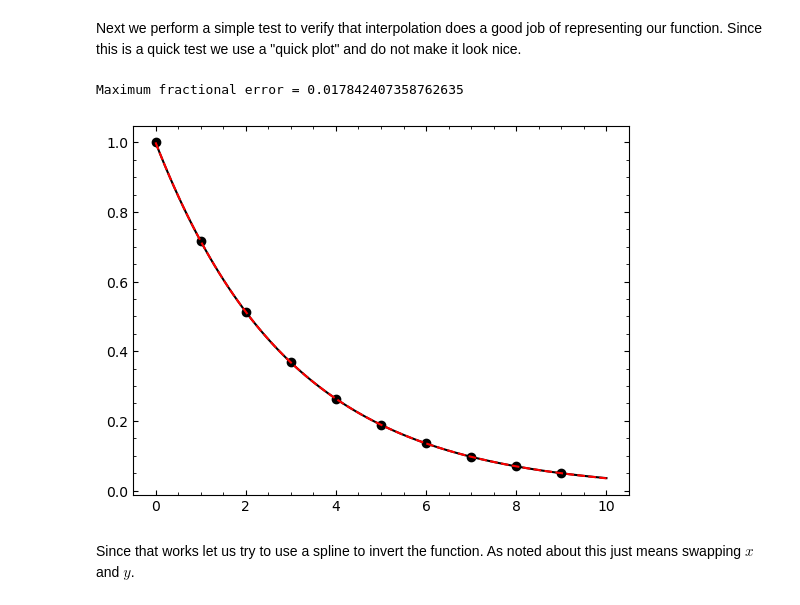
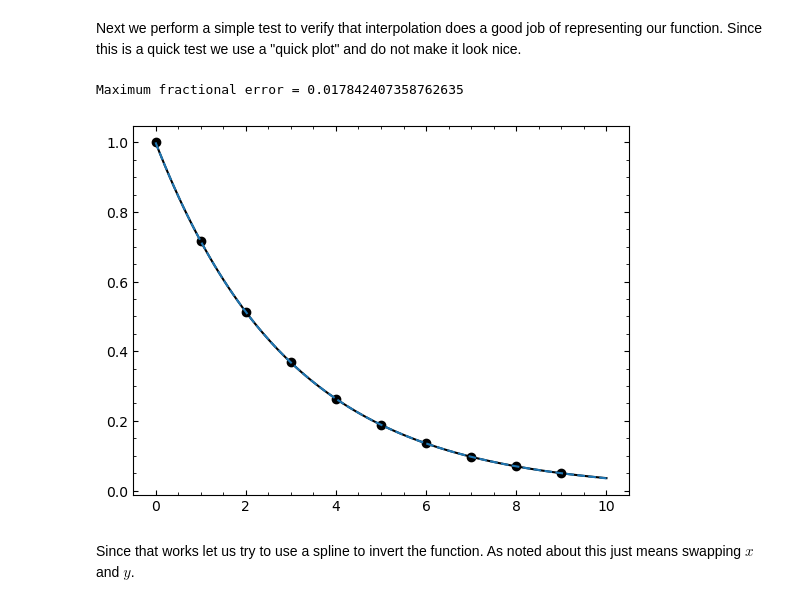
Before and after one commit to cwru-phys-250/p250-spring-2025, a Jupyter notebook: examples/Interpolation.ipynb, the cells around one changed output. Cells and saved outputs as stored; diff of their text form; code cells hidden in the pictures.

```diff
--- a/examples/Interpolation.ipynb
+++ b/examples/Interpolation.ipynb
@@ -250,16 +243,16 @@ Next we perform a simple test to verify that interpolation does a good job of re
 # %%
 x = np.arange(10.)
 y = f(x)
 yspline = interp.make_interp_spline(x, y)
 xx = np.linspace(0, 10, 100)
 ytrue = f(xx)
 plt.plot(x, y, 'ko')
 plt.plot(xx, ytrue, 'k-')
-plt.plot(xx, yspline(xx), 'r--')
+plt.plot(xx, yspline(xx), '--')
 print("Maximum fractional error =", np.abs(1 - yspline(xx) / ytrue).max())
 # %% [output]
 Maximum fractional error = 0.017842407358762635
-[figure, old version]
+[figure, new version]
 # %% [markdown]
 Since that works let us try to use a spline to invert the function. As noted about this just means swapping $x$ and $y$.
 # %%
```
Also changed, not shown: parts of 8 cells of this notebook.
